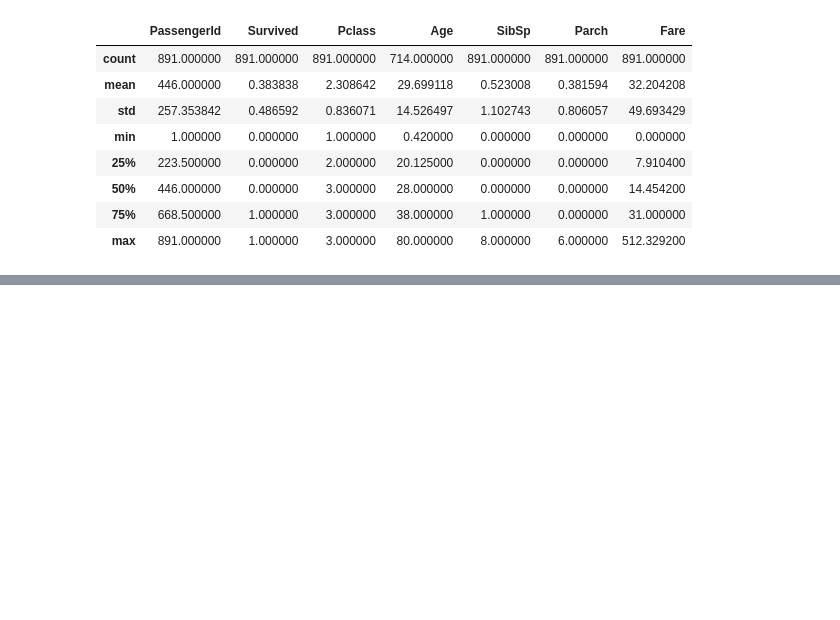
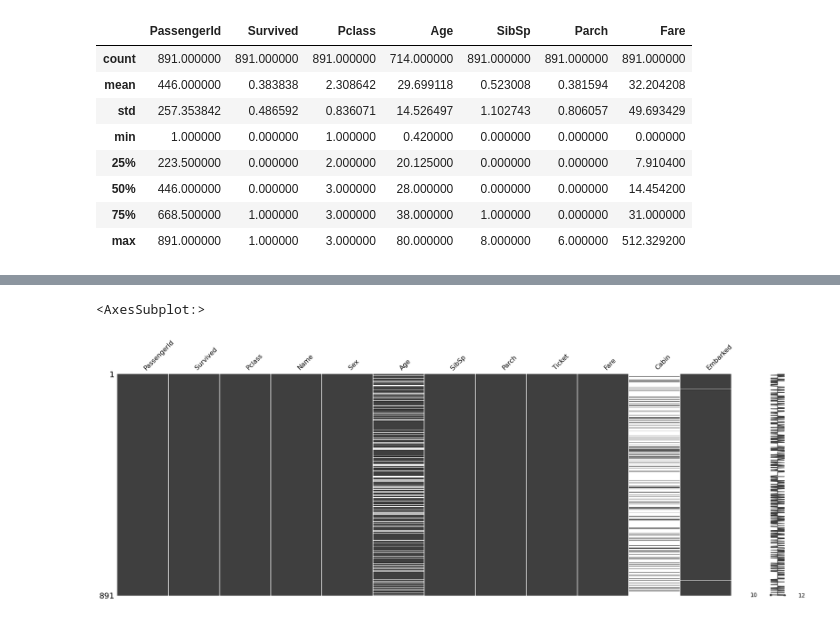
Before and after one commit to mo-amininasab/Titanic, a Jupyter notebook: titanic.ipynb, the cells around one changed output, grey strips where cells are left out. Drawn from its saved outputs; the diff is of its cells as text; code cells hidden in the pictures; blank space fills up the shorter version.

```diff
--- a/titanic.ipynb
+++ b/titanic.ipynb
@@ -79,0 +117,5 @@ train.describe()
+# %%
+missingno.matrix(train, figsize=(30, 10))
+# %% [output]
+<AxesSubplot:>
+[figure, added]
```
Also changed, not shown: parts of 60 cells of this notebook.
